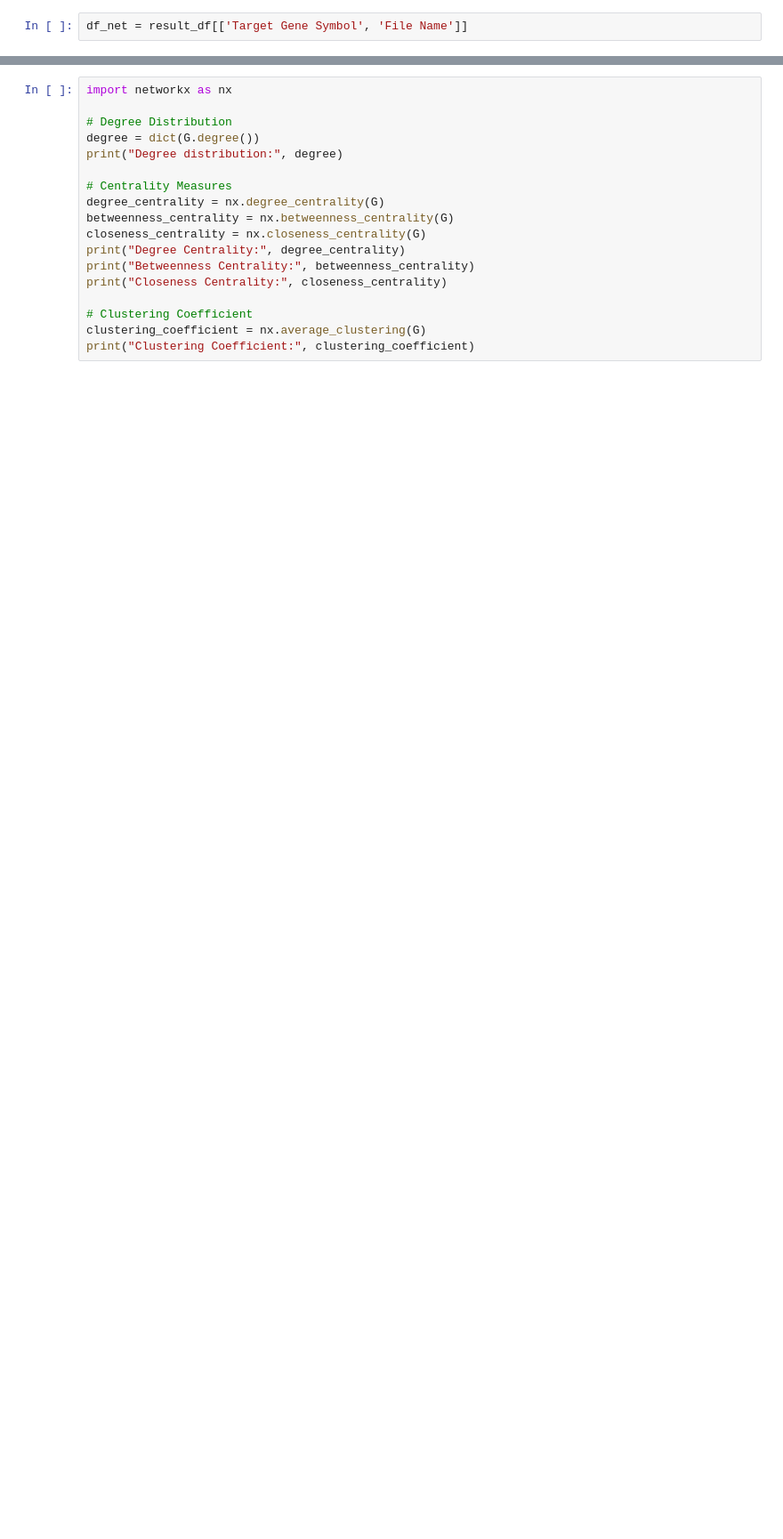
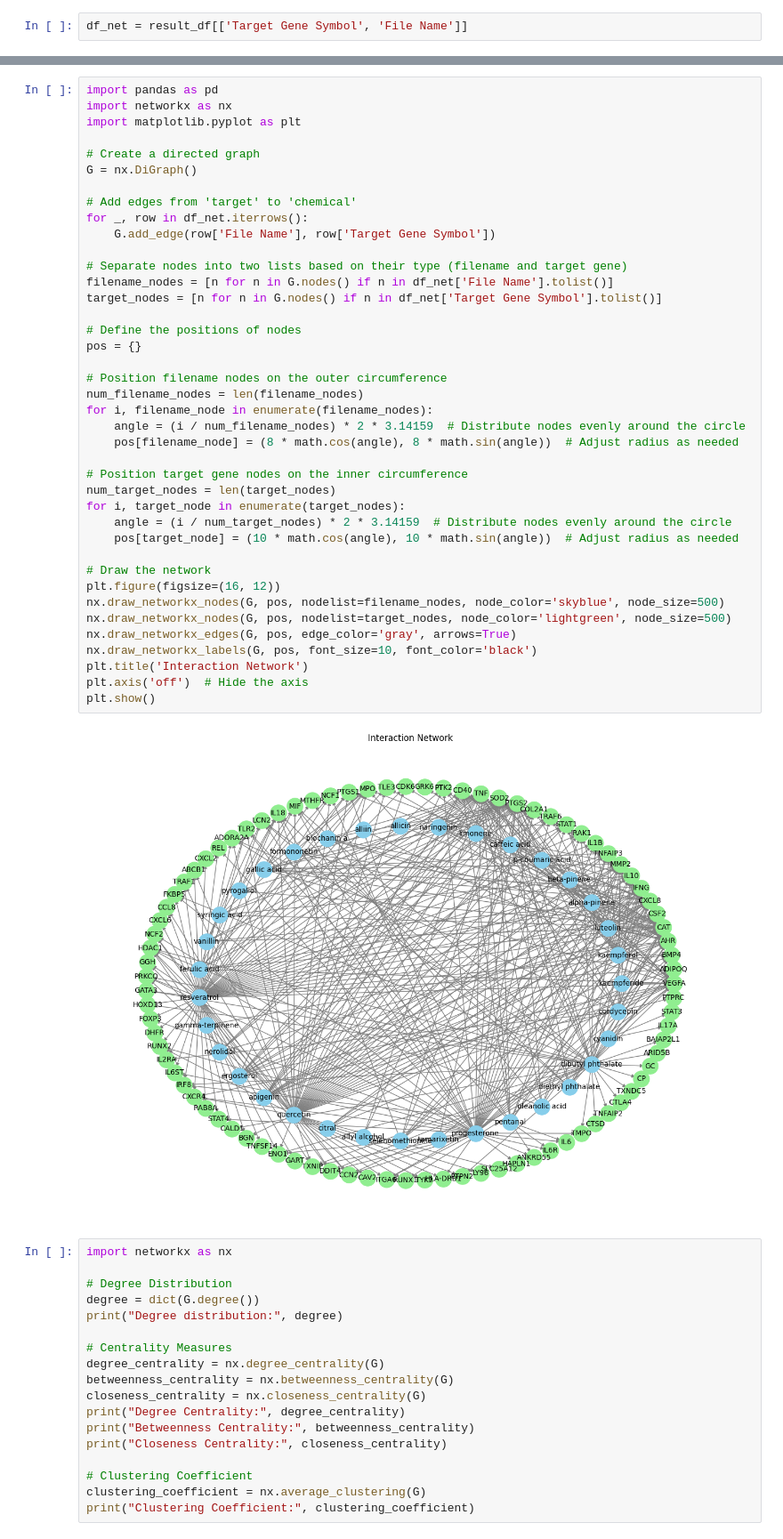
Before and after one commit to andrewjonathanbs/NetworkPharmacology-ParemRematik, a Jupyter notebook: Network_Pharmacology_of_Param_Rematik.ipynb, the cells around one changed output, grey strips where cells are left out. Shown at 89% size. Cells and saved outputs as stored; diff of their text form; blank space fills up the shorter version.

```diff
--- a/Network_Pharmacology_of_Param_Rematik.ipynb
+++ b/Network_Pharmacology_of_Param_Rematik.ipynb
@@ -890,3 +883,45 @@ plt.show()
+# %%
+import pandas as pd
+import networkx as nx
+import matplotlib.pyplot as plt
+
+# Create a directed graph
+G = nx.DiGraph()
+
+# Add edges from 'target' to 'chemical'
+for _, row in df_net.iterrows():
+    G.add_edge(row['File Name'], row['Target Gene Symbol'])
+
+# Separate nodes into two lists based on their type (filename and target gene)
+filename_nodes = [n for n in G.nodes() if n in df_net['File Name'].tolist()]
+target_nodes = [n for n in G.nodes() if n in df_net['Target Gene Symbol'].tolist()]
+
+# Define the positions of nodes
+pos = {}
+
+# Position filename nodes on the outer circumference
+num_filename_nodes = len(filename_nodes)
+for i, filename_node in enumerate(filename_nodes):
+    angle = (i / num_filename_nodes) * 2 * 3.14159  # Distribute nodes evenly around the circle
+    pos[filename_node] = (8 * math.cos(angle), 8 * math.sin(angle))  # Adjust radius as needed
+
+# Position target gene nodes on the inner circumference
+num_target_nodes = len(target_nodes)
+for i, target_node in enumerate(target_nodes):
+    angle = (i / num_target_nodes) * 2 * 3.14159  # Distribute nodes evenly around the circle
+    pos[target_node] = (10 * math.cos(angle), 10 * math.sin(angle))  # Adjust radius as needed
+
+# Draw the network
+plt.figure(figsize=(16, 12))
+nx.draw_networkx_nodes(G, pos, nodelist=filename_nodes, node_color='skyblue', node_size=500)
+nx.draw_networkx_nodes(G, pos, nodelist=target_nodes, node_color='lightgreen', node_size=500)
+nx.draw_networkx_edges(G, pos, edge_color='gray', arrows=True)
+nx.draw_networkx_labels(G, pos, font_size=10, font_color='black')
+plt.title('Interaction Network')
+plt.axis('off')  # Hide the axis
+plt.show()
+# %% [output]
+[figure, added]
 # %%
 import networkx as nx
 
```
Also changed, not shown: parts of 36 cells of this notebook.
